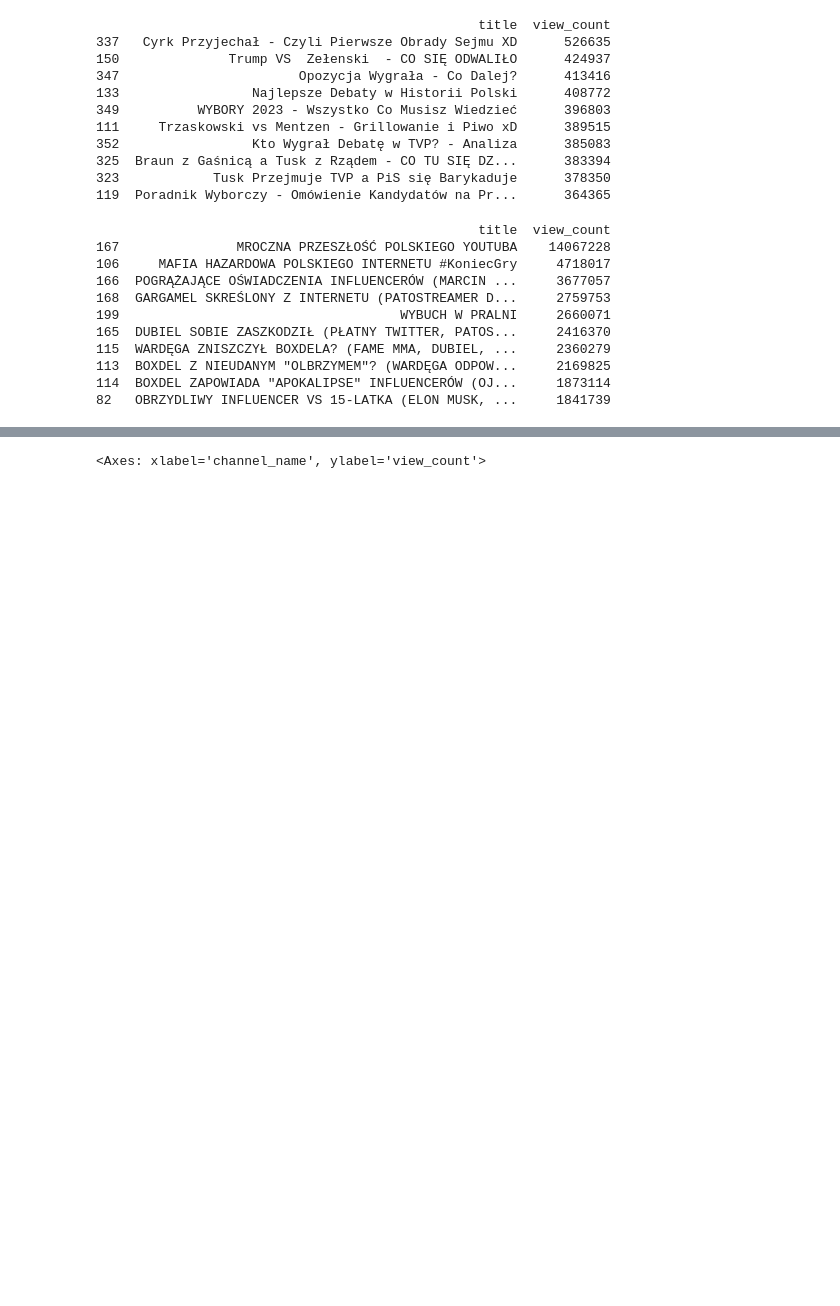
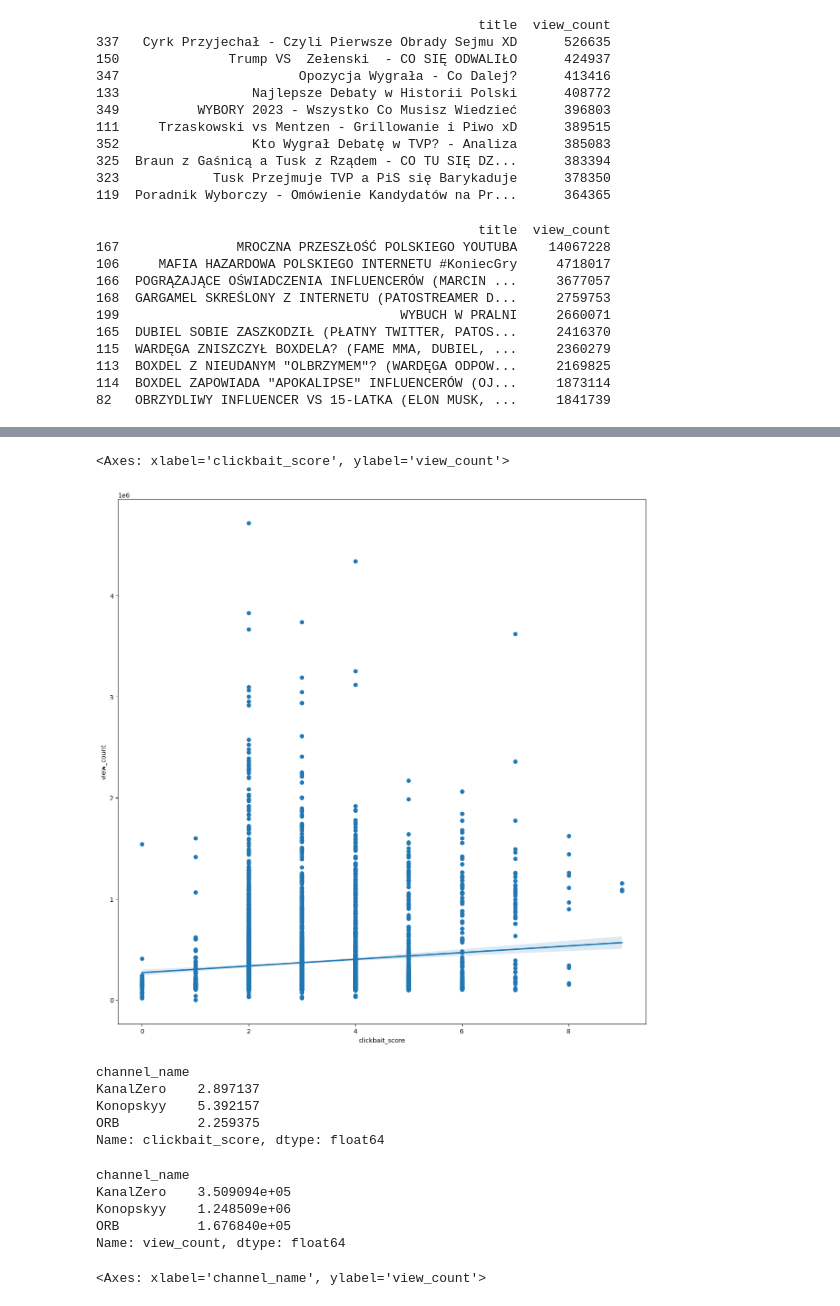
Before and after one commit to KAja278/projekt_analiza_danych_python, a Jupyter notebook: notebooks/wizualizacja_danych_kaja.ipynb, the cells around one changed output, grey strips where cells are left out. Drawn from its saved outputs; the diff is of its cells as text; code cells hidden in the pictures; blank space fills up the shorter version.

```diff
--- a/notebooks/wizualizacja_danych_kaja.ipynb
+++ b/notebooks/wizualizacja_danych_kaja.ipynb
@@ -157,3 +250,30 @@ df.head()
+# %%
+fig,axes=plt.subplots(1,1,figsize=(15,15))
+sns.scatterplot(data=df, x="clickbait_score",y="view_count",ax=axes)
+sns.regplot(data=df, x="clickbait_score",y="view_count",ax=axes)
+# %% [output]
+<Axes: xlabel='clickbait_score', ylabel='view_count'>
+[figure, added]
+# %%
+df.groupby("channel_name")[
+    "clickbait_score"
+].mean()
+# %% [output]
+channel_name
+KanalZero    2.897137
+Konopskyy    5.392157
+ORB          2.259375
+Name: clickbait_score, dtype: float64
+# %%
+df.groupby("channel_name")[
+    "view_count"
+].mean()
+# %% [output]
+channel_name
+KanalZero    3.509094e+05
+Konopskyy    1.248509e+06
+ORB          1.676840e+05
+Name: view_count, dtype: float64
 # %%
 plt.figure(figsize=(16,10))
 sns.boxplot(y=df['view_count'],x=df['channel_name'])
```
Also changed, not shown: parts of 10 cells of this notebook, 8 other files.
